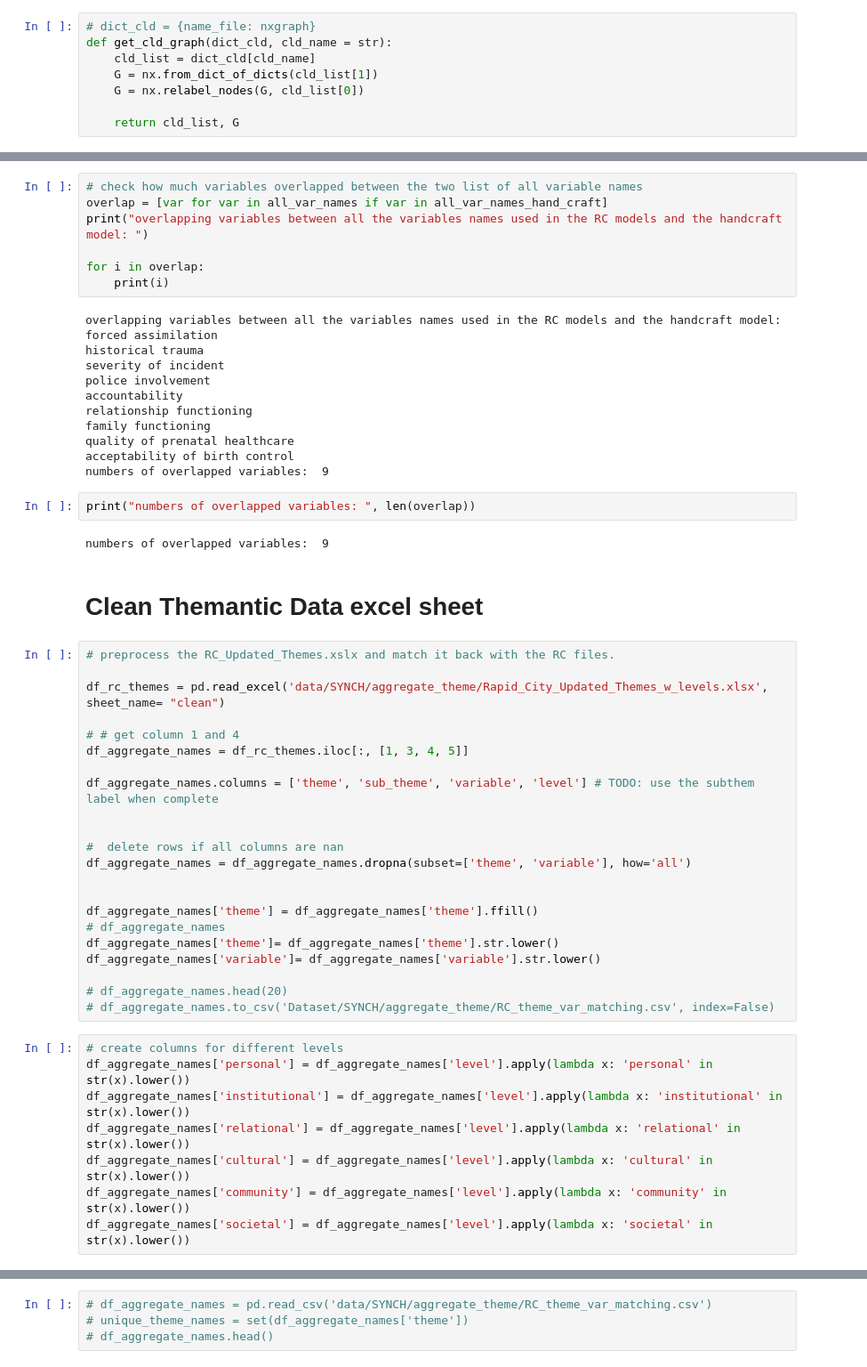
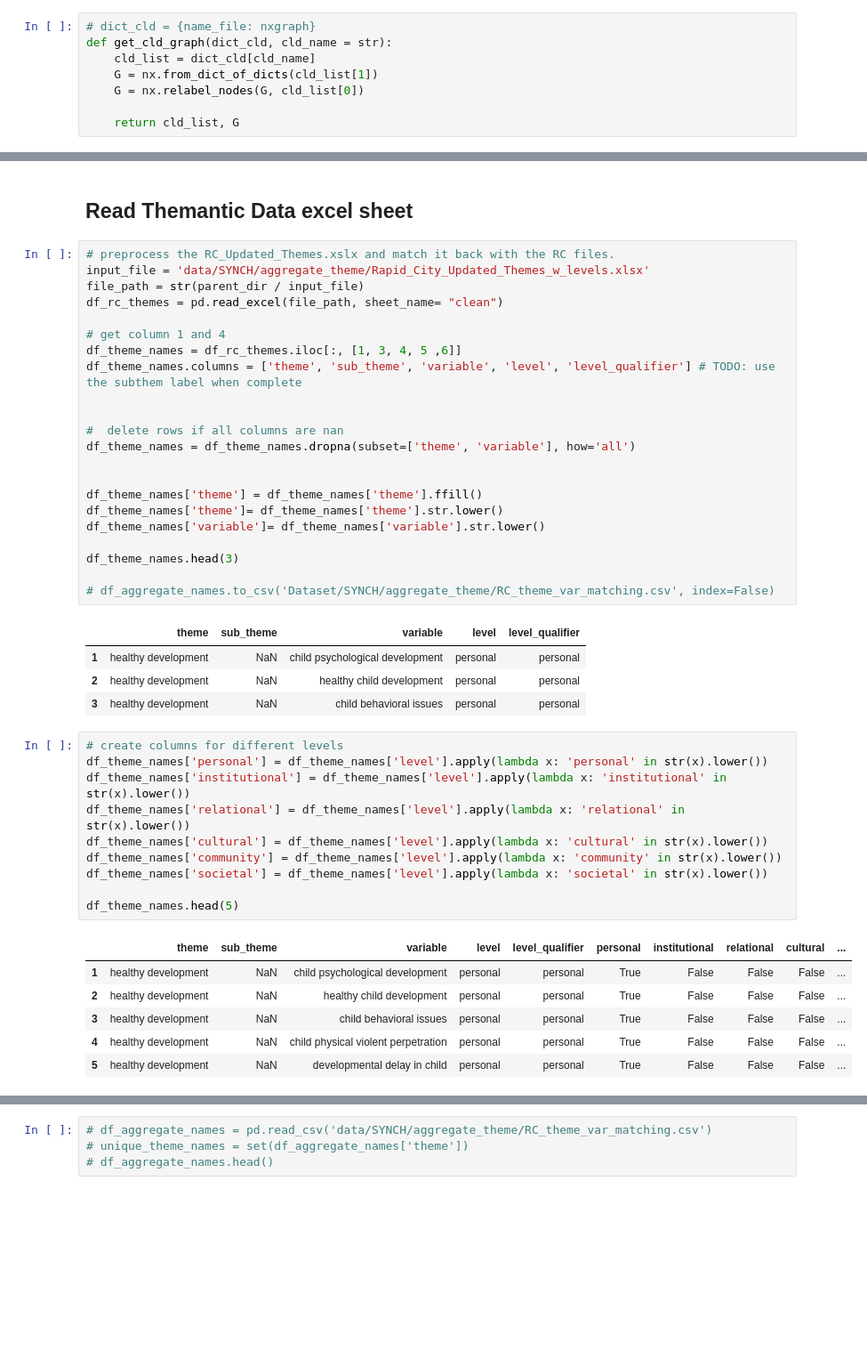
Before and after one commit to georgia-max/MentalMaps_Aggregation, a Jupyter notebook: notebook/aggregateCLD_v1.ipynb, the cells around one changed output, grey strips where cells are left out. Shown at 89% size. Drawn from its saved outputs; the diff is of its cells as text; blank space fills up the shorter version.

```diff
--- a/notebook/aggregateCLD_v1.ipynb
+++ b/notebook/aggregateCLD_v1.ipynb
@@ -314,55 +269,46 @@ Hence, there is no baseline, to compare the handcraft cld with the list of indiv
-# %%
-# check how much variables overlapped between the two list of all variable names
-overlap = [var for var in all_var_names if var in all_var_names_hand_craft]
-print("overlapping variables between all the variables names used in the RC models and the handcraft model: ")
-
-for i in overlap:
-    print(i)
-# %% [output]
-overlapping variables between all the variables names used in the RC models and the handcraft model:
-forced assimilation
-historical trauma
-severity of incident
-police involvement
-accountability
-relationship functioning
-family functioning
-quality of prenatal healthcare
-acceptability of birth control
-numbers of overlapped variables:  9
-# %%
-print("numbers of overlapped variables: ", len(overlap))
-# %% [output]
-numbers of overlapped variables:  9
 # %% [markdown]
-# Clean Themantic Data excel sheet
+## Read Themantic Data excel sheet
 # %%
 # preprocess the RC_Updated_Themes.xslx and match it back with the RC files.
+input_file = 'data/SYNCH/aggregate_theme/Rapid_City_Updated_Themes_w_levels.xlsx'
+file_path = str(parent_dir / input_file)
+df_rc_themes = pd.read_excel(file_path, sheet_name= "clean")
 
-df_rc_themes = pd.read_excel('data/SYNCH/aggregate_theme/Rapid_City_Updated_Themes_w_levels.xlsx', sheet_name= "clean")
-
-# # get column 1 and 4
-df_aggregate_names = df_rc_themes.iloc[:, [1, 3, 4, 5]]
-
-df_aggregate_names.columns = ['theme', 'sub_theme', 'variable', 'level'] # TODO: use the subthem label when complete
+# get column 1 and 4
+df_theme_names = df_rc_themes.iloc[:, [1, 3, 4, 5 ,6]]
+df_theme_names.columns = ['theme', 'sub_theme', 'variable', 'level', 'level_qualifier'] # TODO: use the subthem label when complete
 
 
 #  delete rows if all columns are nan
-df_aggregate_names = df_aggregate_names.dropna(subset=['theme', 'variable'], how='all')
+df_theme_names = df_theme_names.dropna(subset=['theme', 'variable'], how='all')
 
 
-df_aggregate_names['theme'] = df_aggregate_names['theme'].ffill()
-# df_aggregate_names
-df_aggregate_names['theme']= df_aggregate_names['theme'].str.lower()
-df_aggregate_names['variable']= df_aggregate_names['variable'].str.lower()
+df_theme_names['theme'] = df_theme_names['theme'].ffill()
+df_theme_names['theme']= df_theme_names['theme'].str.lower()
+df_theme_names['variable']= df_theme_names['variable'].str.lower()
 
-# df_aggregate_names.head(20)
+df_theme_names.head(3)
+
 # df_aggregate_names.to_csv('Dataset/SYNCH/aggregate_theme/RC_theme_var_matching.csv', index=False)
+# %% [output]
+|  | theme | sub_theme | variable | level | level_qualifier |
+| 1 | healthy development | NaN | child psychological development | personal | personal |
+| 2 | healthy development | NaN | healthy child development | personal | personal |
+| 3 | healthy development | NaN | child behavioral issues | personal | personal |
 # %%
 # create columns for different levels
-df_aggregate_names['personal'] = df_aggregate_names['level'].apply(lambda x: 'personal' in str(x).lower())
-df_aggregate_names['institutional'] = df_aggregate_names['level'].apply(lambda x: 'institutional' in str(x).lower())
-df_aggregate_names['relational'] = df_aggregate_names['level'].apply(lambda x: 'relational' in str(x).lower())
-df_aggregate_names['cultural'] = df_aggregate_names['level'].apply(lambda x: 'cultural' in str(x).lower())
-df_aggregate_names['community'] = df_aggregate_names['level'].apply(lambda x: 'community' in str(x).lower())
-df_aggregate_names['societal'] = df_aggregate_names['level'].apply(lambda x: 'societal' in str(x).lower())
+df_theme_names['personal'] = df_theme_names['level'].apply(lambda x: 'personal' in str(x).lower())
+df_theme_names['institutional'] = df_theme_names['level'].apply(lambda x: 'institutional' in str(x).lower())
+df_theme_names['relational'] = df_theme_names['level'].apply(lambda x: 'relational' in str(x).lower())
+df_theme_names['cultural'] = df_theme_names['level'].apply(lambda x: 'cultural' in str(x).lower())
+df_theme_names['community'] = df_theme_names['level'].apply(lambda x: 'community' in str(x).lower())
+df_theme_names['societal'] = df_theme_names['level'].apply(lambda x: 'societal' in str(x).lower())
+
+df_theme_names.head(5)
+# %% [output]
+|  | theme | sub_theme | variable | level | level_qualifier | personal | institutional | relational | cultural | ... |
+| 1 | healthy development | NaN | child psychological development | personal | personal | True | False | False | False | ... |
+| 2 | healthy development | NaN | healthy child development | personal | personal | True | False | False | False | ... |
+| 3 | healthy development | NaN | child behavioral issues | personal | personal | True | False | False | False | ... |
+| 4 | healthy development | NaN | child physical violent perpetration | personal | personal | True | False | False | False | ... |
+| 5 | healthy development | NaN | developmental delay in child | personal | personal | True | False | False | False | ... |
```
Also changed, not shown: parts of 32 cells of this notebook, 1 other file.
